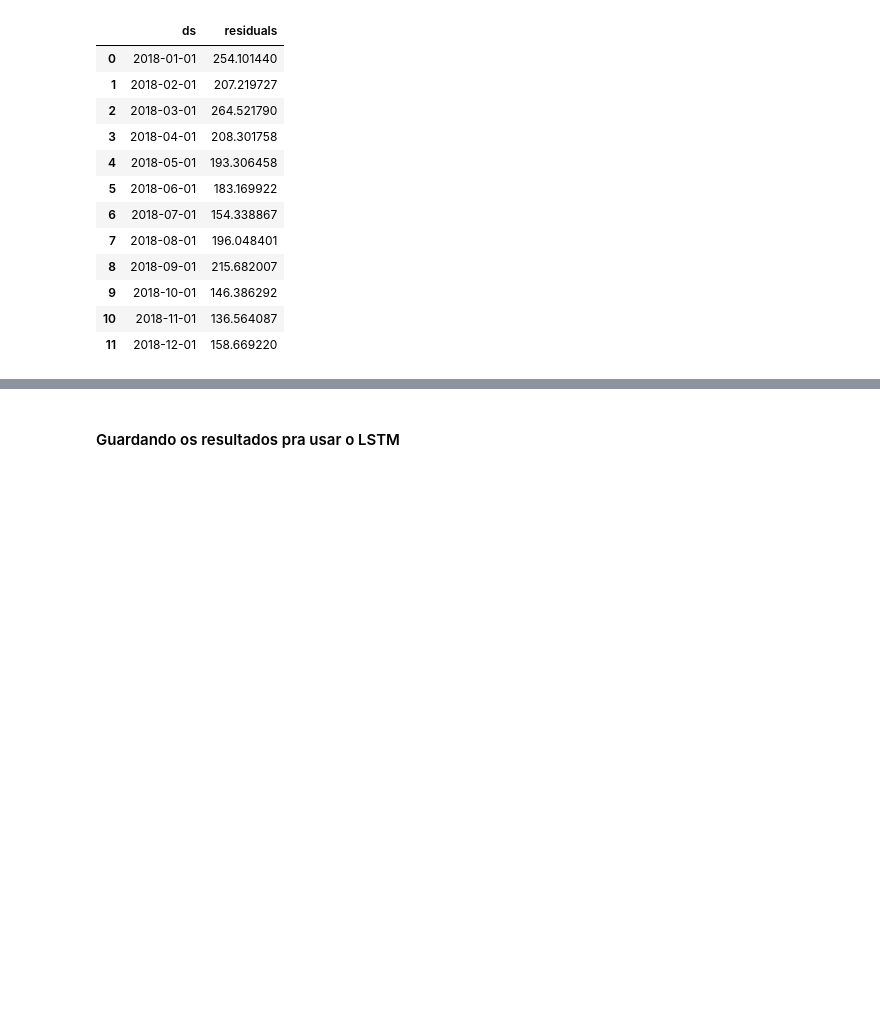
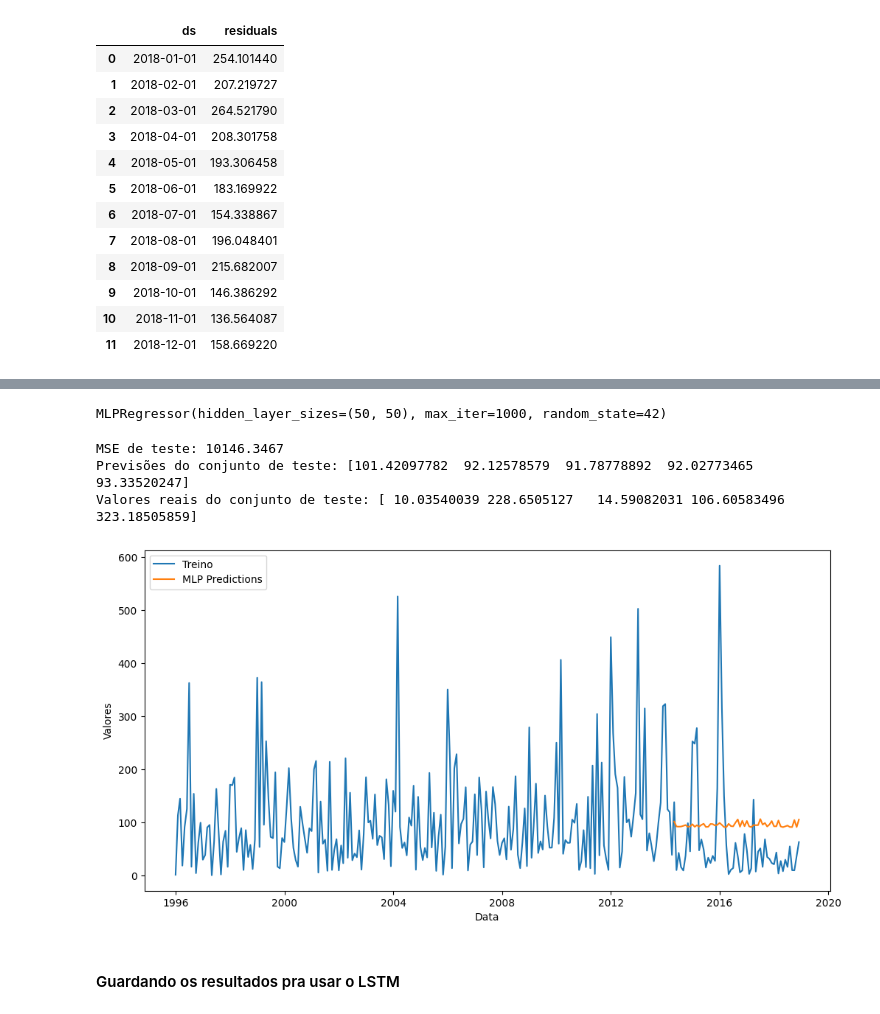
Before and after one commit to MateusVasc/IC-Cancer-Time-Series, a Jupyter notebook: Construindo o modelo hibrido/hibrido_test.ipynb, the cells around one changed output, grey strips where cells are left out. Cells and saved outputs as stored; diff of their text form; code cells hidden in the pictures; blank space fills up the shorter version.

```diff
--- a/Construindo o modelo hibrido/hibrido_test.ipynb
+++ b/Construindo o modelo hibrido/hibrido_test.ipynb
@@ -301,0 +371,11 @@ df_test_ajustado_norte
+# %%
+scaler = StandardScaler()
+X_train_scaled = scaler.fit_transform(X_train_nord)
+X_test_scaled = scaler.transform(X_test_nord)
+# %%
+mlp = MLPRegressor(hidden_layer_sizes=(50, 50), max_iter=1000, random_state=42)
+mlp.fit(X_train_scaled, y_train_nord)
+# %% [output]
+MLPRegressor(hidden_layer_sizes=(50, 50), max_iter=1000, random_state=42)
+# %%
+y_pred_test_nord = mlp.predict(X_test_scaled)
@@ -302,3 +384,36 @@ df_test_ajustado_norte
+# %%
+print(f"MSE de teste: {mse_test:.4f}")
+
+print(f"Previsões do conjunto de teste: {y_pred_test_nord[:5]}")
+print(f"Valores reais do conjunto de teste: {y_test_nord[:5]}")
+# %% [output]
+MSE de teste: 10146.3467
+Previsões do conjunto de teste: [101.42097782  92.12578579  91.78778892  92.02773465  93.33520247]
+Valores reais do conjunto de teste: [ 10.03540039 228.6505127   14.59082031 106.60583496 323.18505859]
+# %%
+def plot_forecasts_with_MLP(df, prev):
+    df['ds'] = pd.to_datetime(df['ds'], unit='s')
+
+    plt.figure(figsize=(12, 6))
+
+    plt.plot(df['ds'], df['residuals'], label='Treino')
+
+    end_date = pd.to_datetime('2018-12-01')
+    start_date = end_date - pd.DateOffset(months=55)
+    pred_dates = pd.date_range(start=start_date, end=end_date, freq='MS')
+
+    df_pred = pd.DataFrame({'ds': pred_dates, 'prev': prev})
+
+    plt.plot(df_pred['ds'], df_pred['prev'], label='MLP Predictions')
+
+    plt.xlabel('Data')
+    plt.ylabel('Valores')
+    plt.legend()
+    plt.show()
+# %%
+plot_forecasts_with_MLP(df_residuos_nordeste, y_pred_test_nord)
+# %% [output]
+[figure, added]
 # %% [markdown]
 #### Guardando os resultados pra usar o LSTM
 # %%
```
Also changed, not shown: parts of 9 cells of this notebook.
